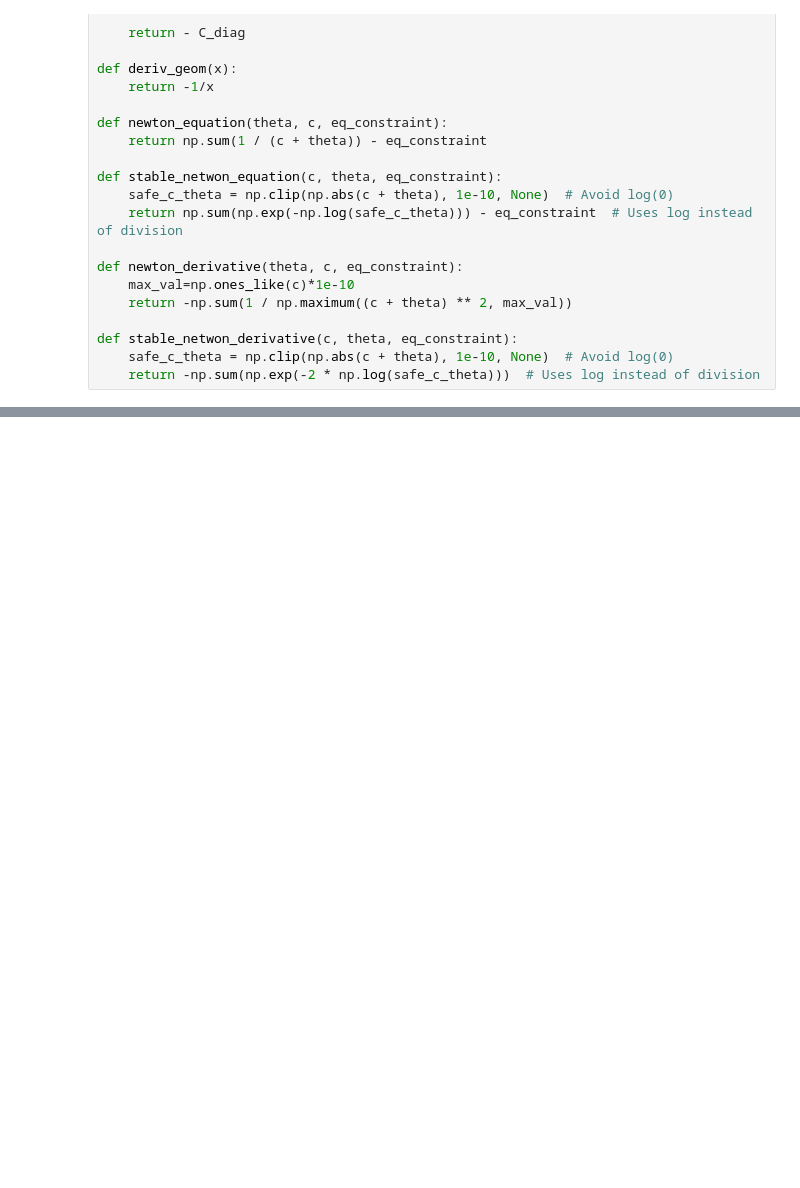
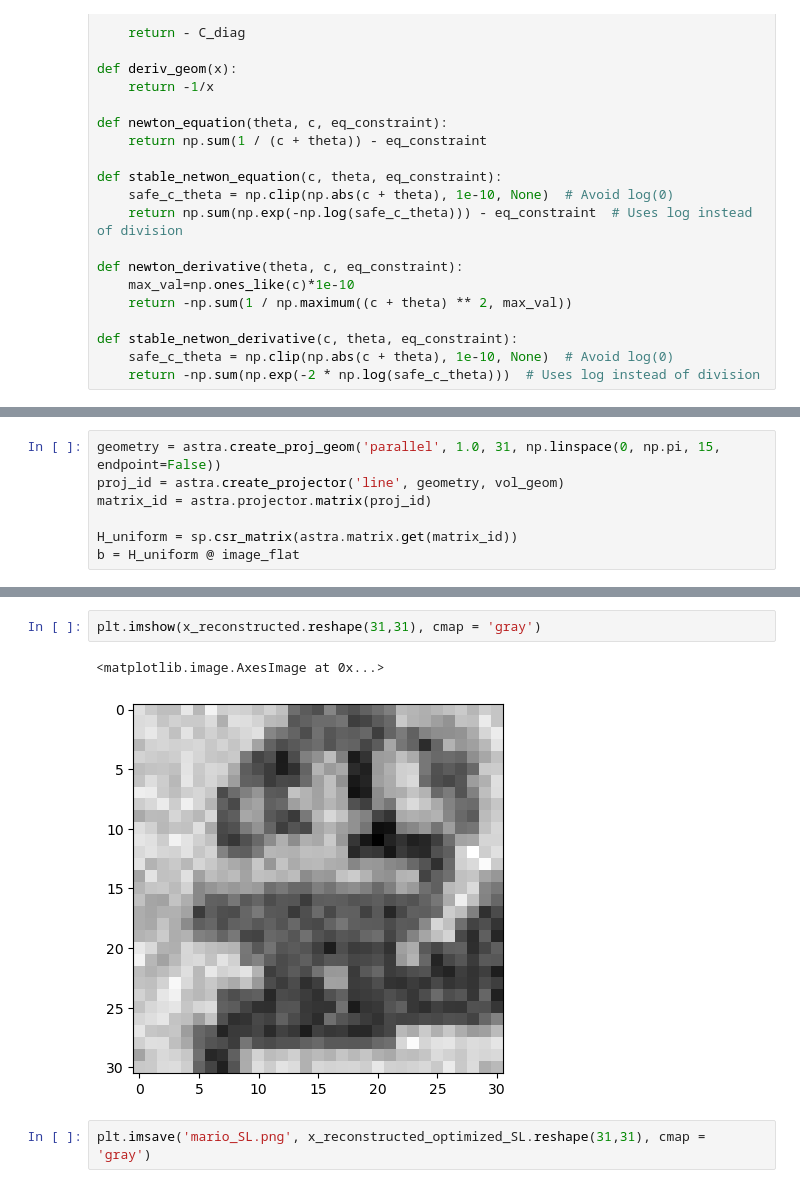
Before and after one commit to yaraelshiaty/MLBPGD, a Jupyter notebook: test_doptimaldesign.ipynb, the cells around one changed output, grey strips where cells are left out. Cells and saved outputs as stored; diff of their text form; blank space fills up the shorter version.

```diff
--- a/test_doptimaldesign.ipynb
+++ b/test_doptimaldesign.ipynb
@@ -388,0 +442,7 @@ x_ls_image = x_ls.reshape((nx, ny))
+# %%
+geometry = astra.create_proj_geom('parallel', 1.0, 31, np.linspace(0, np.pi, 15, endpoint=False))
+proj_id = astra.create_projector('line', geometry, vol_geom)
+matrix_id = astra.projector.matrix(proj_id)
+
+H_uniform = sp.csr_matrix(astra.matrix.get(matrix_id))
+b = H_uniform @ image_flat
@@ -388,0 +482,7 @@ x_ls_image = x_ls.reshape((nx, ny))
+# %%
+plt.imshow(x_reconstructed.reshape(31,31), cmap = 'gray')
+# %% [output]
+<matplotlib.image.AxesImage at 0x...>
+[figure, added]
+# %%
+plt.imsave('mario_SL.png', x_reconstructed_optimized_SL.reshape(31,31), cmap = 'gray')
```
Also changed, not shown: parts of 63 cells of this notebook, 9 other files.
